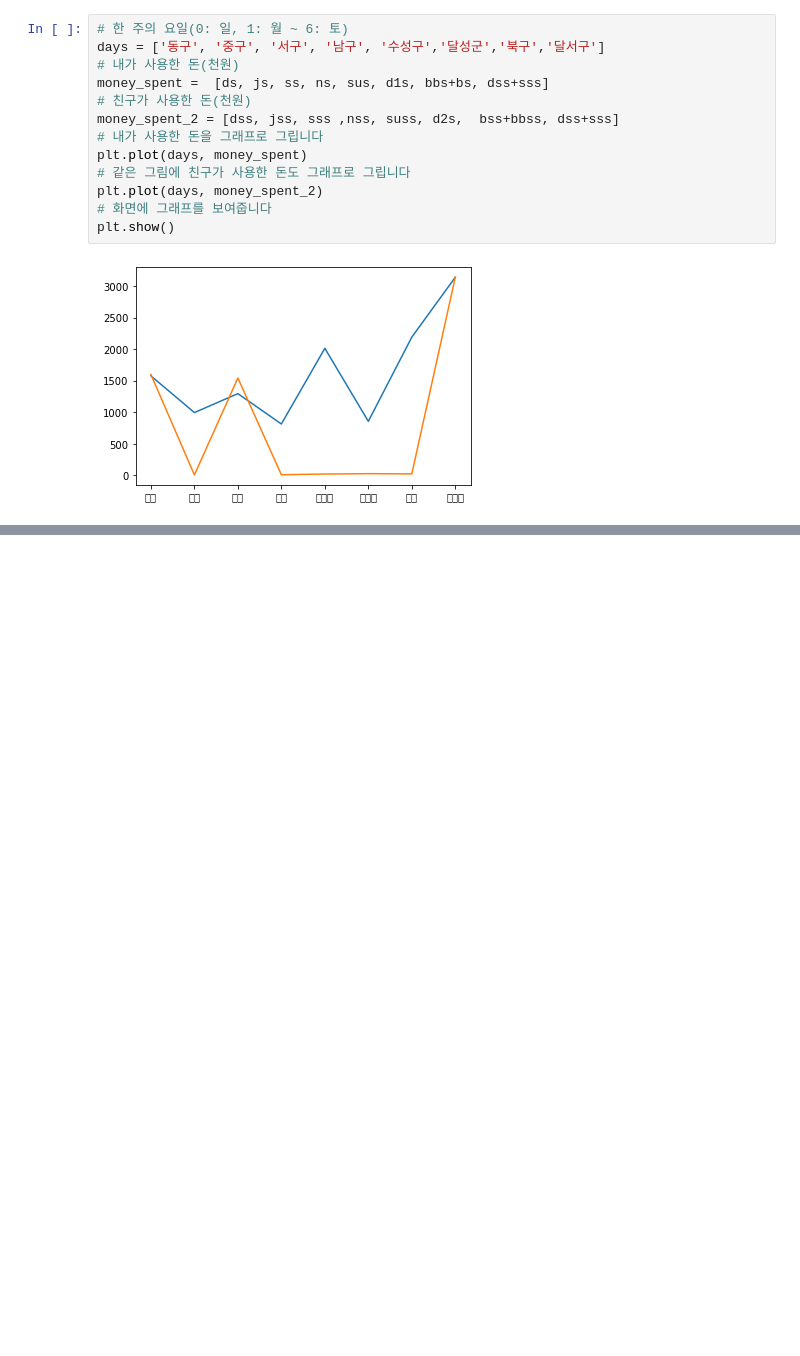
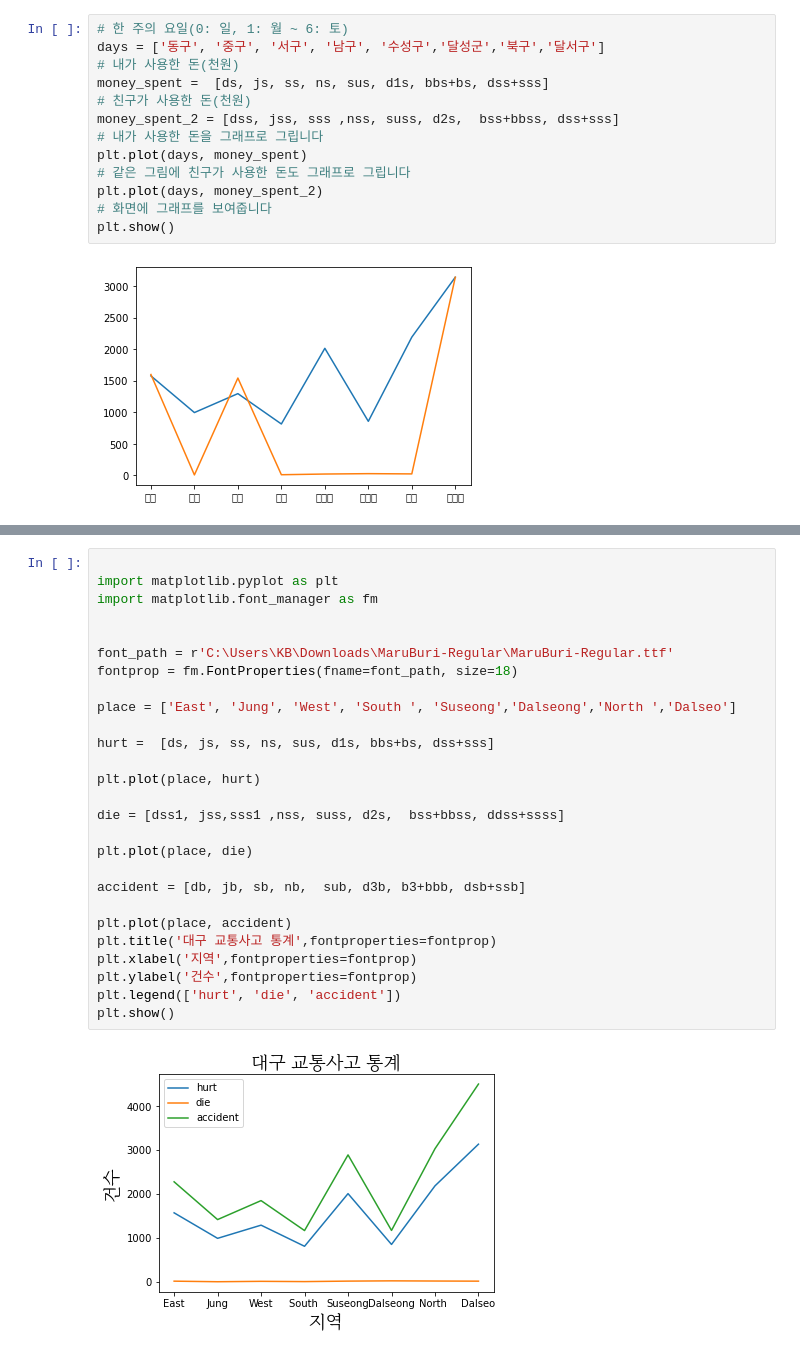
Before and after one commit to baeyeseul/team-project, a Jupyter notebook: 꺽은선 그래프.ipynb, the cells around one changed output, grey strips where cells are left out. Cells and saved outputs as stored; diff of their text form; blank space fills up the shorter version.

```diff
--- a/꺽은선 그래프.ipynb
+++ b/꺽은선 그래프.ipynb
@@ -617,0 +618,29 @@ plt.show()
+# %%
+
+import matplotlib.pyplot as plt
+import matplotlib.font_manager as fm
+
+
+font_path = r'C:\Users\KB\Downloads\MaruBuri-Regular\MaruBuri-Regular.ttf'
+fontprop = fm.FontProperties(fname=font_path, size=18)
+
+place = ['East', 'Jung', 'West', 'South ', 'Suseong','Dalseong','North ','Dalseo']
+
+hurt =  [ds, js, ss, ns, sus, d1s, bbs+bs, dss+sss]
+
+plt.plot(place, hurt)
+
+die = [dss1, jss,sss1 ,nss, suss, d2s,  bss+bbss, ddss+ssss]
+
+plt.plot(place, die)
+
+accident = [db, jb, sb, nb,  sub, d3b, b3+bbb, dsb+ssb]
+
+plt.plot(place, accident)
+plt.title('대구 교통사고 통계',fontproperties=fontprop)
+plt.xlabel('지역',fontproperties=fontprop)
+plt.ylabel('건수',fontproperties=fontprop)
+plt.legend(['hurt', 'die', 'accident'])
+plt.show()
+# %% [output]
+[figure, added]
```
Also changed, not shown: parts of 3 cells of this notebook.
